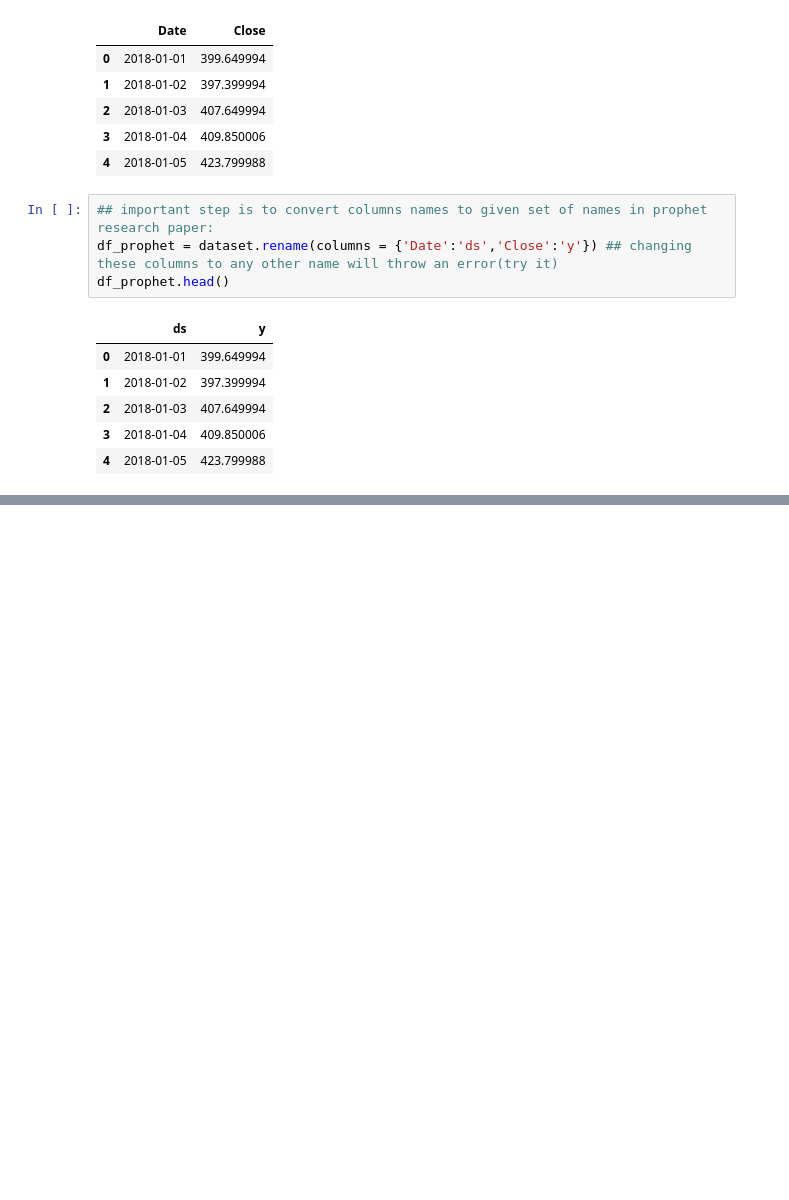
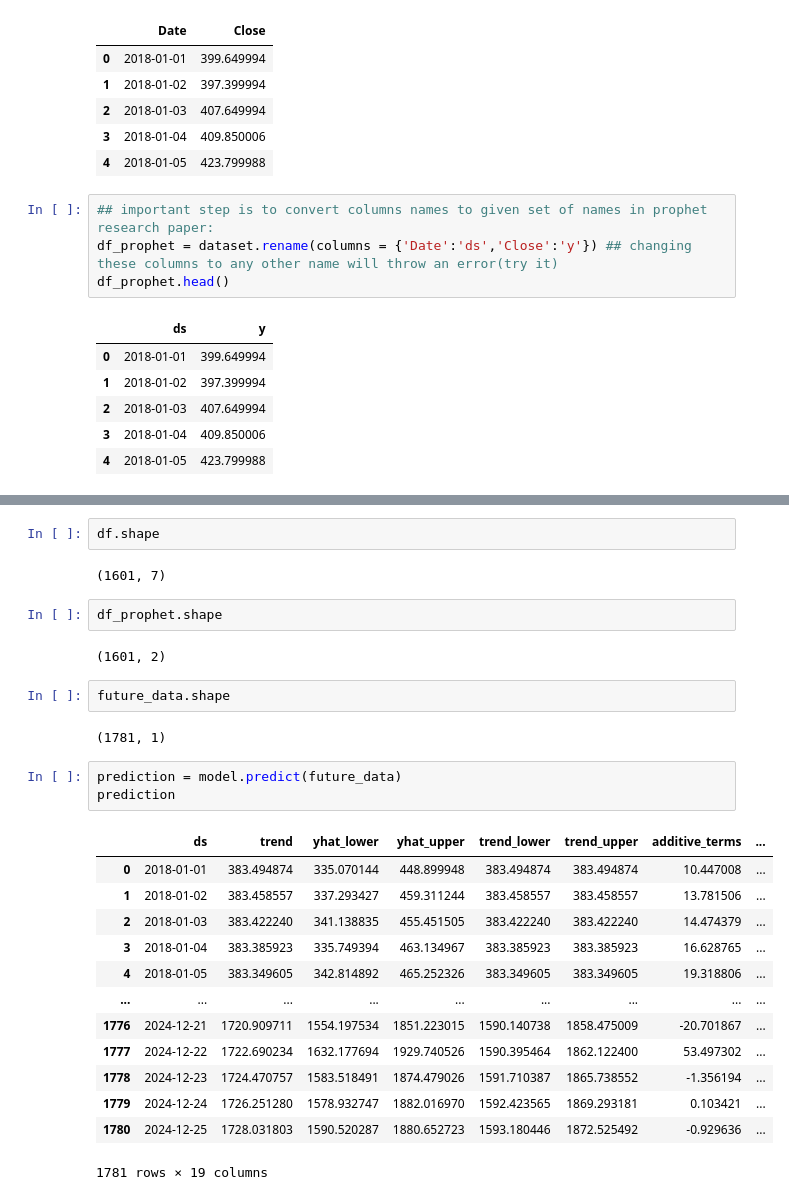
Before and after one commit to KOWSALYAAARU/test_app, a Jupyter notebook: time_series_forecasting_casestudy_1.ipynb, the cells around one changed output, grey strips where cells are left out. Cells and saved outputs as stored; diff of their text form; blank space fills up the shorter version.

```diff
--- a/time_series_forecasting_casestudy_1.ipynb
+++ b/time_series_forecasting_casestudy_1.ipynb
@@ -746,0 +813,29 @@ df_prophet.head()
+# %%
+df.shape
+# %% [output]
+(1601, 7)
+# %%
+df_prophet.shape
+# %% [output]
+(1601, 2)
+# %%
+future_data.shape
+# %% [output]
+(1781, 1)
+# %%
+prediction = model.predict(future_data)
+prediction
+# %% [output]
+|  | ds | trend | yhat_lower | yhat_upper | trend_lower | trend_upper | additive_terms | ... |
+| 0 | 2018-01-01 | 383.494874 | 335.070144 | 448.899948 | 383.494874 | 383.494874 | 10.447008 | ... |
+| 1 | 2018-01-02 | 383.458557 | 337.293427 | 459.311244 | 383.458557 | 383.458557 | 13.781506 | ... |
+| 2 | 2018-01-03 | 383.422240 | 341.138835 | 455.451505 | 383.422240 | 383.422240 | 14.474379 | ... |
+| 3 | 2018-01-04 | 383.385923 | 335.749394 | 463.134967 | 383.385923 | 383.385923 | 16.628765 | ... |
+| 4 | 2018-01-05 | 383.349605 | 342.814892 | 465.252326 | 383.349605 | 383.349605 | 19.318806 | ... |
+| ... | ... | ... | ... | ... | ... | ... | ... | ... |
+| 1776 | 2024-12-21 | 1720.909711 | 1554.197534 | 1851.223015 | 1590.140738 | 1858.475009 | -20.701867 | ... |
+| 1777 | 2024-12-22 | 1722.690234 | 1632.177694 | 1929.740526 | 1590.395464 | 1862.122400 | 53.497302 | ... |
+| 1778 | 2024-12-23 | 1724.470757 | 1583.518491 | 1874.479026 | 1591.710387 | 1865.738552 | -1.356194 | ... |
+| 1779 | 2024-12-24 | 1726.251280 | 1578.932747 | 1882.016970 | 1592.423565 | 1869.293181 | 0.103421 | ... |
+| 1780 | 2024-12-25 | 1728.031803 | 1590.520287 | 1880.652723 | 1593.180446 | 1872.525492 | -0.929636 | ... |
+1781 rows × 19 columns
```
Also changed, not shown: parts of 10 cells of this notebook.
